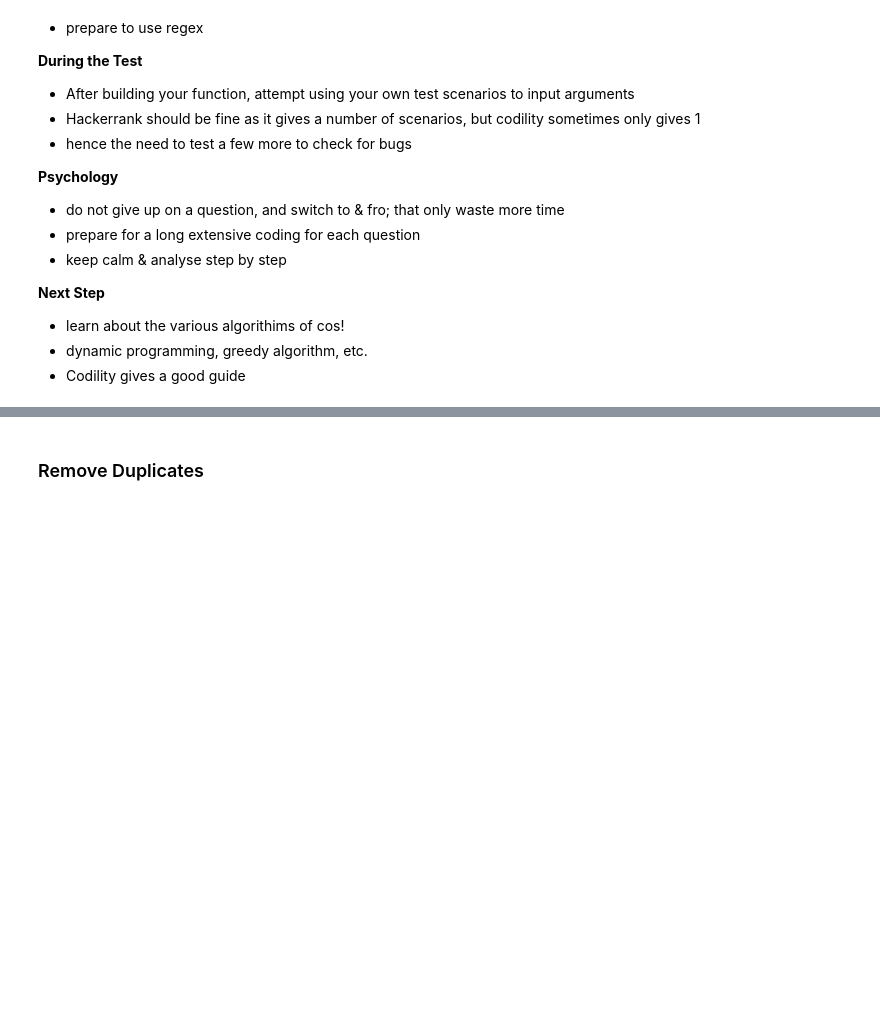
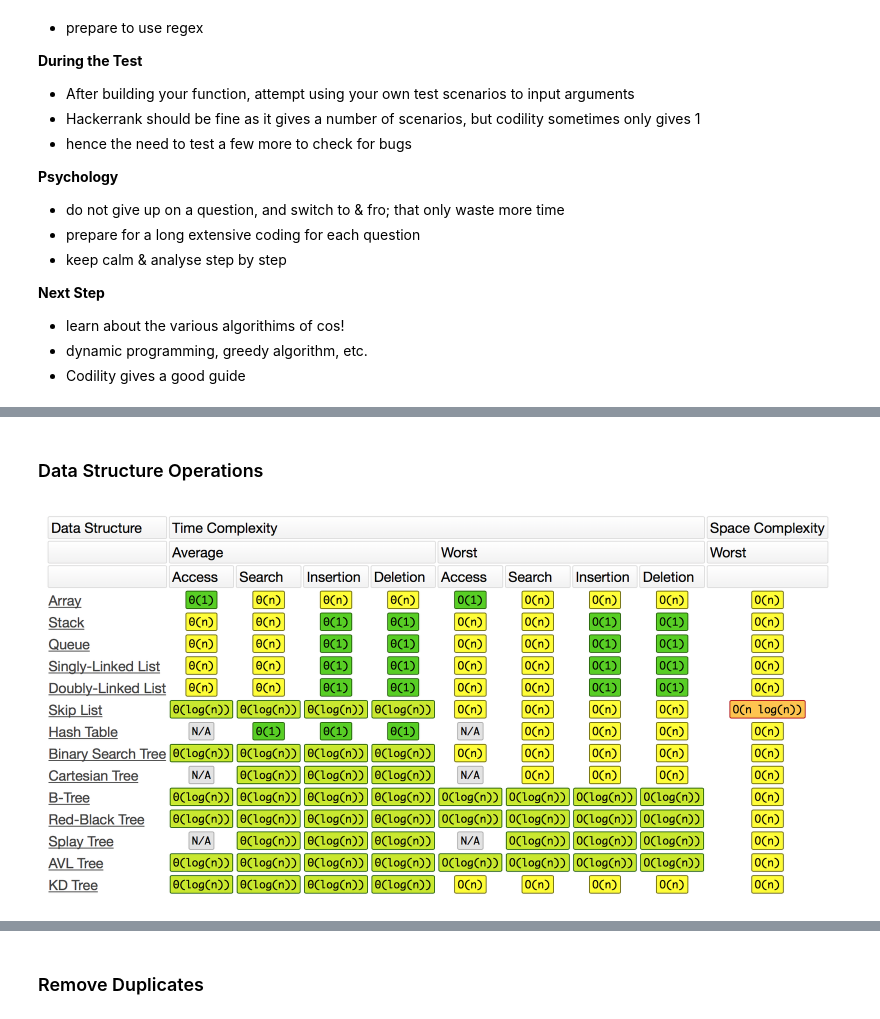
Before and after one commit to mapattacker/cheatsheets, a Jupyter notebook: python/Basics of Algorithms.ipynb, the cells around one changed output, grey strips where cells are left out. Saved outputs shown, nothing was run; the diff lists cells and outputs as text; code cells hidden in the pictures; blank space fills up the shorter version.

```diff
--- a/python/Basics of Algorithms.ipynb
+++ b/python/Basics of Algorithms.ipynb
@@ -29,0 +46,6 @@ __Next Step__
+# %% [markdown]
+### Data Structure Operations
+# %%
+Image("../img/big_o2.png", width=800)
+# %% [output]
+[figure, added]
```
Also changed, not shown: parts of 13 cells of this notebook, 10 other files.
